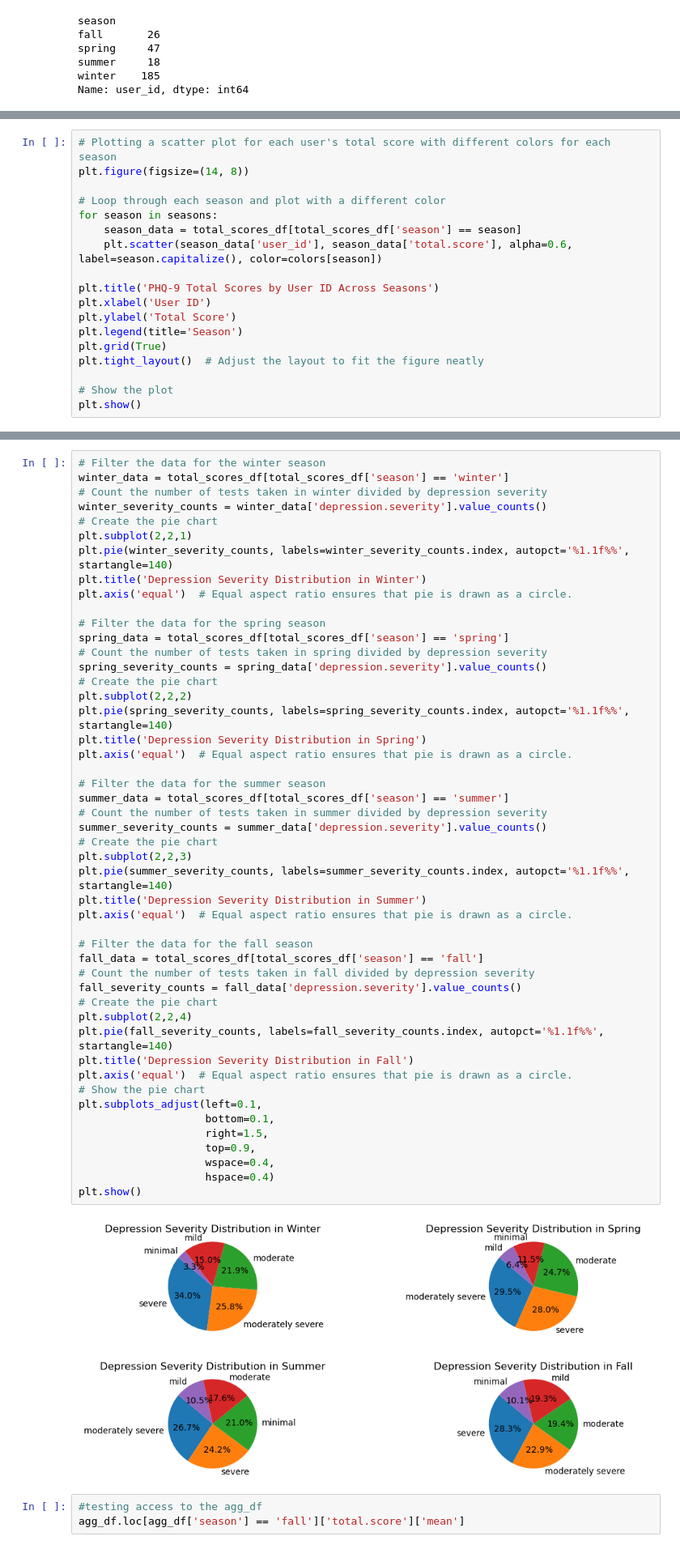
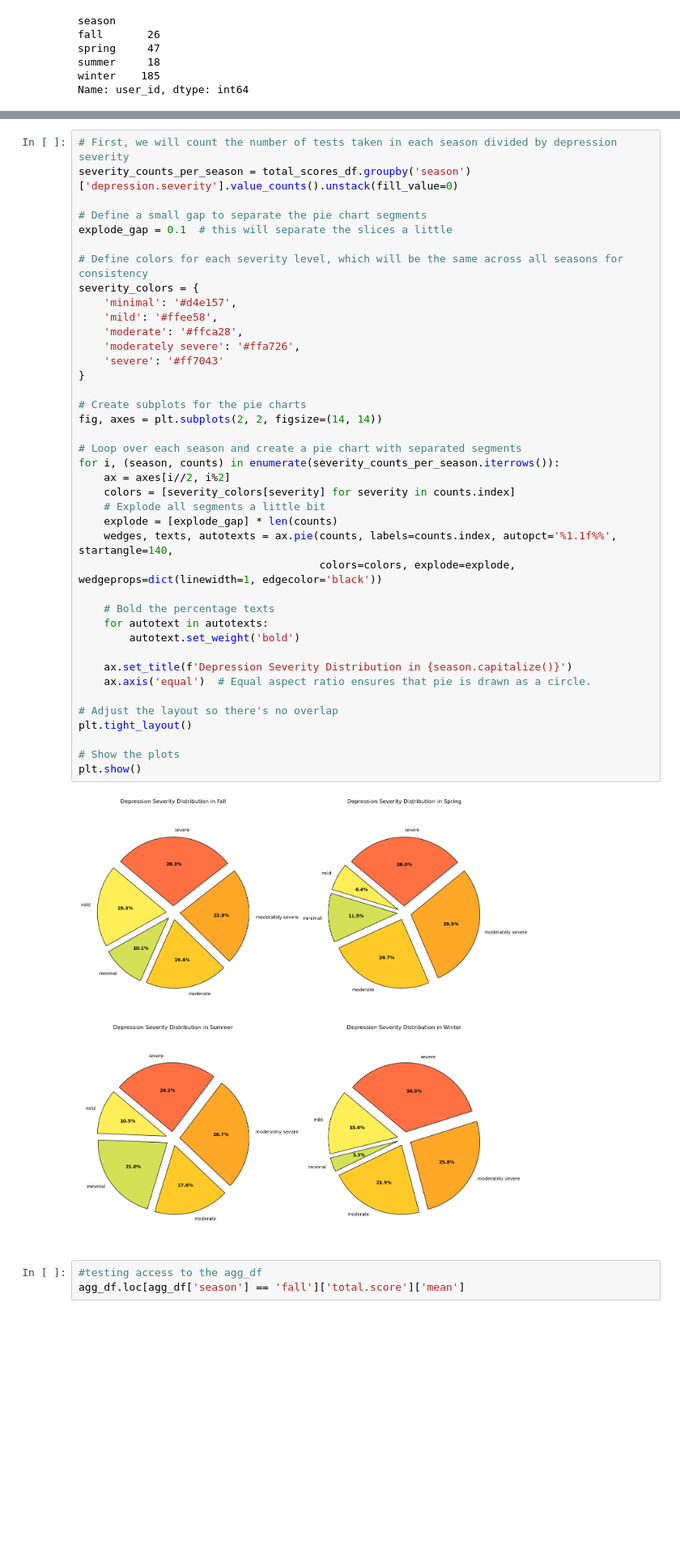
Before and after one commit to meera-patel01/PHQ-9-ANALYSIS, a Jupyter notebook: PHQ-9 ANALYSIS.ipynb, the cells around one changed output, grey strips where cells are left out. Shown: that part at 81% size. Drawn from its saved outputs; the diff is of its cells as text; blank space fills up the shorter version.

```diff
--- a/PHQ-9 ANALYSIS.ipynb
+++ b/PHQ-9 ANALYSIS.ipynb
@@ -191,18 +151,0 @@ plt.show()
-# %%
-# Plotting a scatter plot for each user's total score with different colors for each season
-plt.figure(figsize=(14, 8))
-
-# Loop through each season and plot with a different color
-for season in seasons:
-    season_data = total_scores_df[total_scores_df['season'] == season]
-    plt.scatter(season_data['user_id'], season_data['total.score'], alpha=0.6, label=season.capitalize(), color=colors[season])
-
-plt.title('PHQ-9 Total Scores by User ID Across Seasons')
-plt.xlabel('User ID')
-plt.ylabel('Total Score')
-plt.legend(title='Season')
-plt.grid(True)
-plt.tight_layout()  # Adjust the layout to fit the figure neatly
-
-# Show the plot
-plt.show()
@@ -263,55 +171,47 @@ plt.show()
 # %% [output]
 [figure]
 # %%
-# Filter the data for the winter season
-winter_data = total_scores_df[total_scores_df['season'] == 'winter']
-# Count the number of tests taken in winter divided by depression severity
-winter_severity_counts = winter_data['depression.severity'].value_counts()
-# Create the pie chart
-plt.subplot(2,2,1)
-plt.pie(winter_severity_counts, labels=winter_severity_counts.index, autopct='%1.1f%%', startangle=140)
-plt.title('Depression Severity Distribution in Winter')
-plt.axis('equal')  # Equal aspect ratio ensures that pie is drawn as a circle.
+# First, we will count the number of tests taken in each season divided by depression severity
+severity_counts_per_season = total_scores_df.groupby('season')['depression.severity'].value_counts().unstack(fill_value=0)
 
-# Filter the data for the spring season
-spring_data = total_scores_df[total_scores_df['season'] == 'spring']
-# Count the number of tests taken in spring divided by depression severity
-spring_severity_counts = spring_data['depression.severity'].value_counts()
-# Create the pie chart
-plt.subplot(2,2,2)
-plt.pie(spring_severity_counts, labels=spring_severity_counts.index, autopct='%1.1f%%', startangle=140)
-plt.title('Depression Severity Distribution in Spring')
-plt.axis('equal')  # Equal aspect ratio ensures that pie is drawn as a circle.
+# Define a small gap to separate the pie chart segments
+explode_gap = 0.1  # this will separate the slices a little
 
-# Filter the data for the summer season
-summer_data = total_scores_df[total_scores_df['season'] == 'summer']
-# Count the number of tests taken in summer divided by depression severity
-summer_severity_counts = summer_data['depression.severity'].value_counts()
-# Create the pie chart
-plt.subplot(2,2,3)
-plt.pie(summer_severity_counts, labels=summer_severity_counts.index, autopct='%1.1f%%', startangle=140)
-plt.title('Depression Severity Distribution in Summer')
-plt.axis('equal')  # Equal aspect ratio ensures that pie is drawn as a circle.
+# Define colors for each severity level, which will be the same across all seasons for consistency
+severity_colors = {
+    'minimal': '#d4e157',
+    'mild': '#ffee58',
+    'moderate': '#ffca28',
+    'moderately severe': '#ffa726',
+    'severe': '#ff7043'
+}
 
-# Filter the data for the fall season
-fall_data = total_scores_df[total_scores_df['season'] == 'fall']
-# Count the number of tests taken in fall divided by depression severity
-fall_severity_counts = fall_data['depression.severity'].value_counts()
-# Create the pie chart
-plt.subplot(2,2,4)
-plt.pie(fall_severity_counts, labels=fall_severity_counts.index, autopct='%1.1f%%', startangle=140)
-plt.title('Depression Severity Distribution in Fall')
-plt.axis('equal')  # Equal aspect ratio ensures that pie is drawn as a circle.
-# Show the pie chart
-plt.subplots_adjust(left=0.1,
-                    bottom=0.1,
-                    right=1.5,
-                    top=0.9,
-                    wspace=0.4,
-                    hspace=0.4)
+# Create subplots for the pie charts
+fig, axes = plt.subplots(2, 2, figsize=(14, 14))
+
+# Loop over each season and create a pie chart with separated segments
+for i, (season, counts) in enumerate(severity_counts_per_season.iterrows()):
+    ax = axes[i//2, i%2]
+    colors = [severity_colors[severity] for severity in counts.index]
+    # Explode all segments a little bit
+    explode = [explode_gap] * len(counts)
+    wedges, texts, autotexts = ax.pie(counts, labels=counts.index, autopct='%1.1f%%', startangle=140,
+                                      colors=colors, explode=explode, wedgeprops=dict(linewidth=1, edgecolor='black'))
+
+    # Bold the percentage texts
+    for autotext in autotexts:
+        autotext.set_weight('bold')
+
+    ax.set_title(f'Depression Severity Distribution in {season.capitalize()}')
+    ax.axis('equal')  # Equal aspect ratio ensures that pie is drawn as a circle.
+
+# Adjust the layout so there's no overlap
+plt.tight_layout()
+
+# Show the plots
 plt.show()
 # %% [output]
-[figure, old version]
+[figure, new version]
 # %%
 #testing access to the agg_df
 agg_df.loc[agg_df['season'] == 'fall']['total.score']['mean']
```
Also changed, not shown: parts of 21 cells of this notebook.
